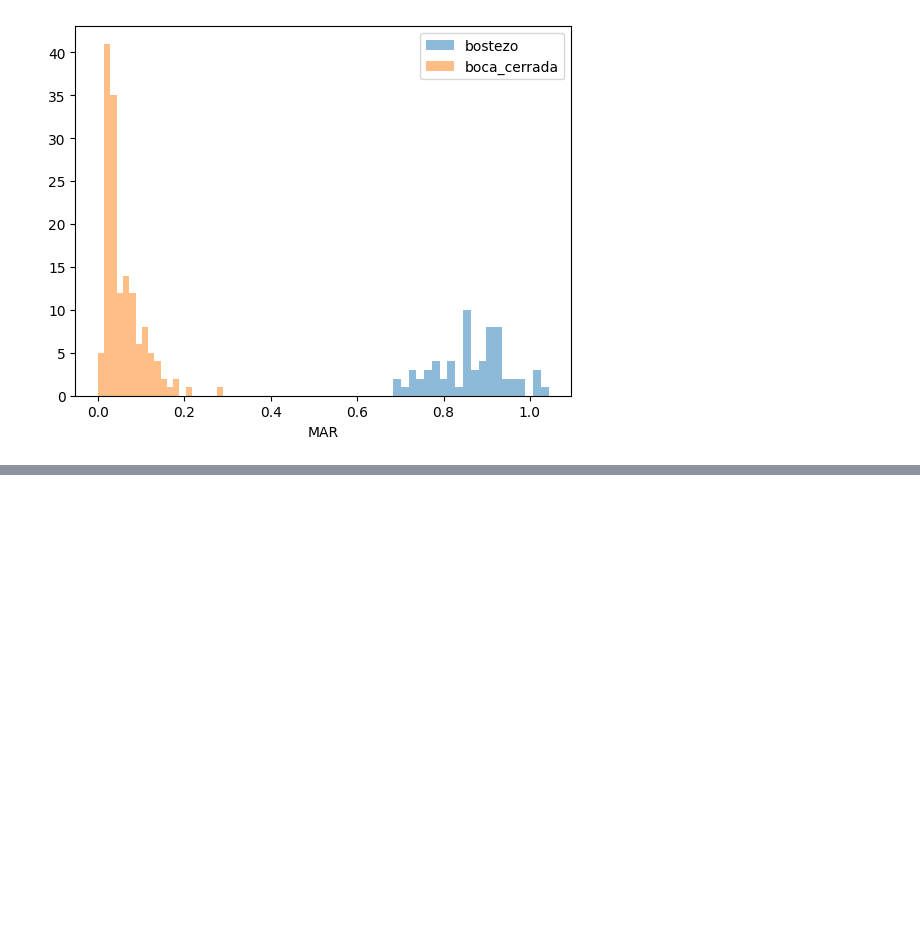
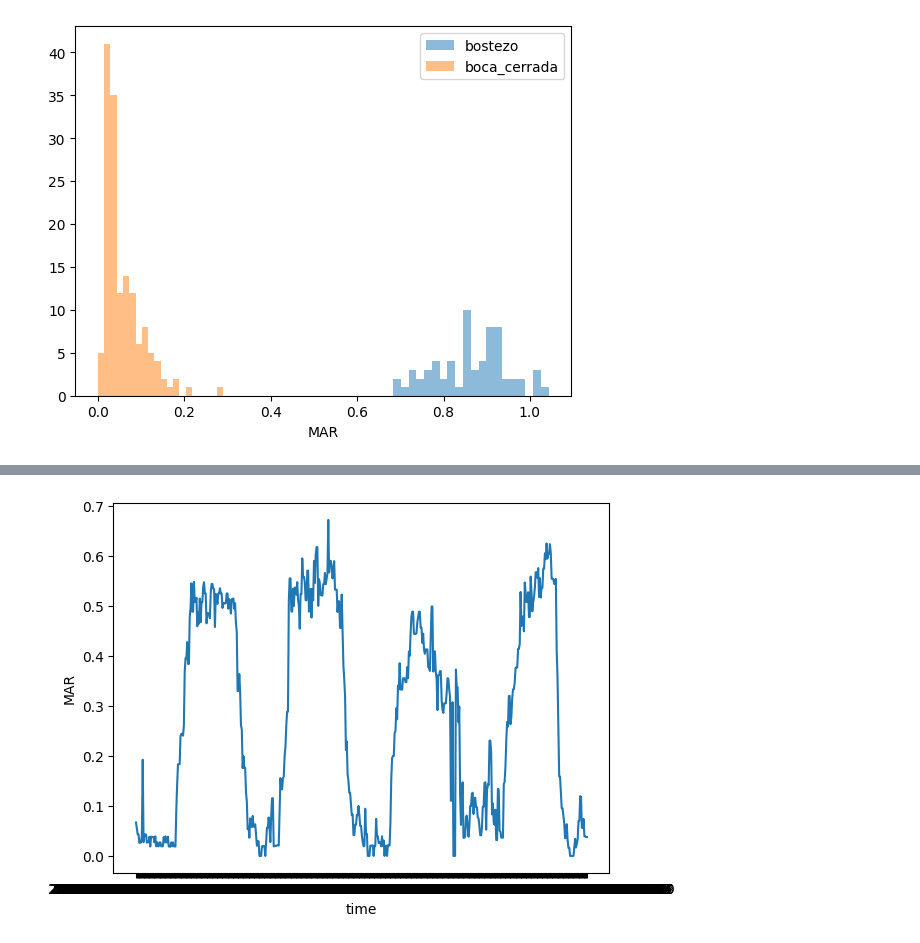
Before and after one commit to lucastrubiano/PFE_Mecatronica_Guarise_Trubiano, a Jupyter notebook: pruebas/pandas_cluster_features.ipynb, the cells around one changed output, grey strips where cells are left out. Saved outputs shown, nothing was run; the diff lists cells and outputs as text; code cells hidden in the pictures; blank space fills up the shorter version.

```diff
--- a/pruebas/pandas_cluster_features.ipynb
+++ b/pruebas/pandas_cluster_features.ipynb
@@ -59,0 +81,8 @@ plt.legend()
+# %%
+# Plot MAR vs time for "bostezando" category
+plt.plot(df[df['category'] == 'bostezando']['timestamp'], df[df['category'] == 'bostezando']['mar'])
+plt.xlabel('time')
+plt.ylabel('MAR')
+plt.show()
+# %% [output]
+[figure, added]
```
Also changed, not shown: parts of 3 cells of this notebook, 2 other files.
